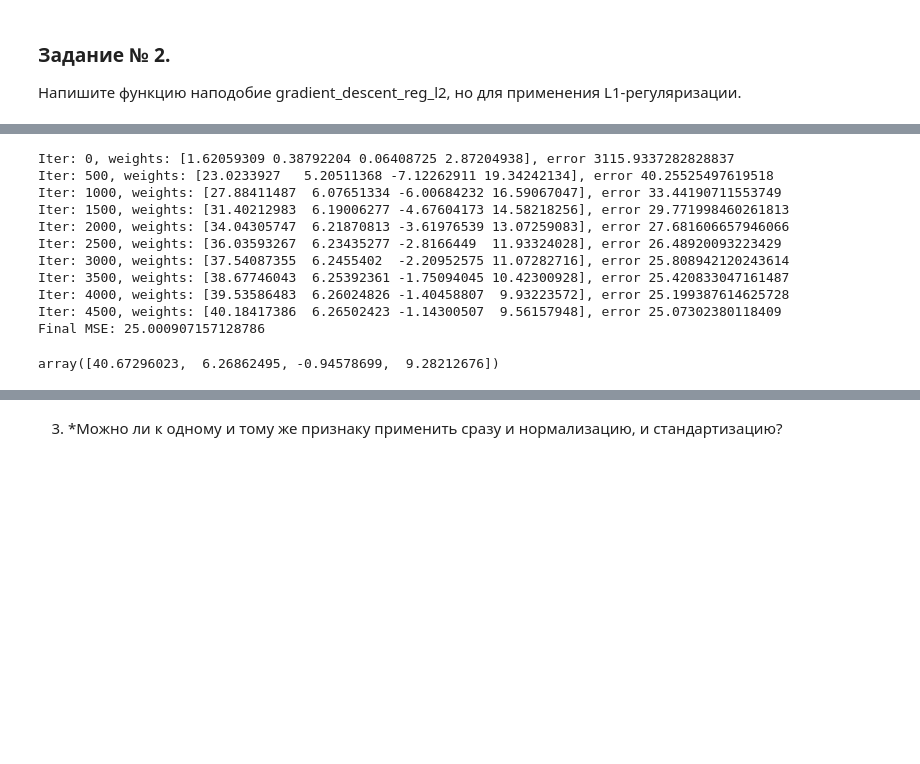
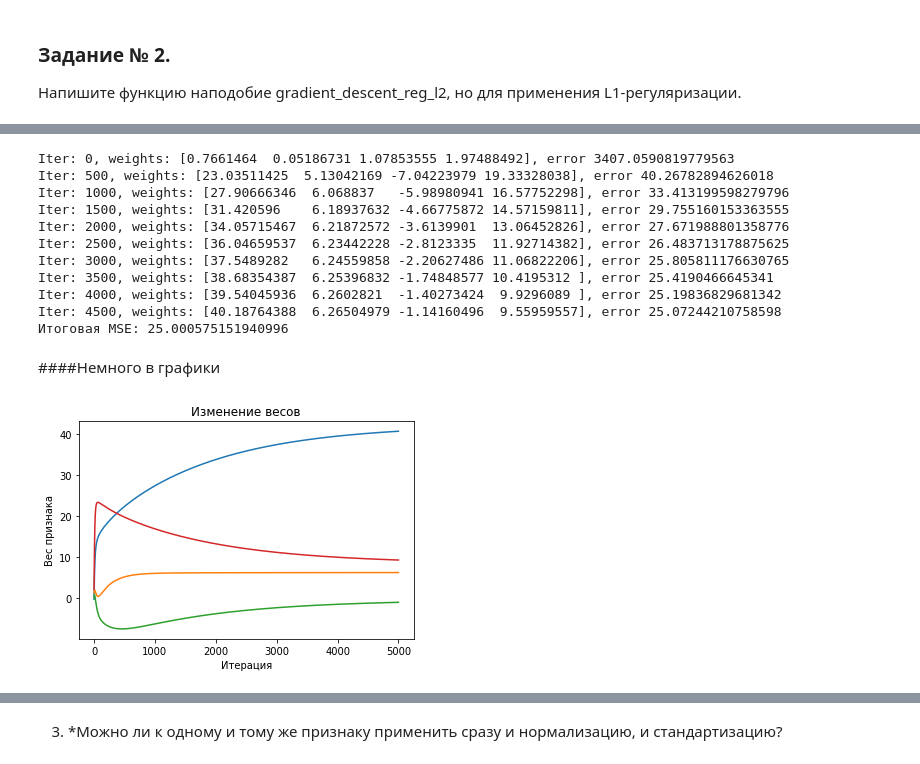
Before and after one commit to vinalyan/diff, a Jupyter notebook: GeekBrains/algorithms/web2/Lesson_2_extended.ipynb, the cells around one changed output, grey strips where cells are left out. Cells and saved outputs as stored; diff of their text form; code cells hidden in the pictures; blank space fills up the shorter version.

```diff
--- a/GeekBrains/algorithms/web2/Lesson_2_extended.ipynb
+++ b/GeekBrains/algorithms/web2/Lesson_2_extended.ipynb
@@ -1036 +1113,4 @@ $$d\lambda |w| = \lambda \cdot sign(w) ; w \ne 0$$
+# %%
+w_list = np.empty((5000 , 4), dtype='float64')
+e_list = np.empty((5000))
 # %%
@@ -1057,16 +1156,27 @@ def gradient_descent_reg_l1(X, y, iterations, eta=1e-4, reg=1e-8):
 # %%
-W = gradient_descent_reg_l1(X_st, y, iterations=5000, eta=1e-2, reg=1e-4)
-W
+W = gradient_descent_reg_l1(X_st, y, iterations=5000, eta=1e-2, reg=1e-4, log = True)
 # %% [output]
-Iter: 0, weights: [1.62059309 0.38792204 0.06408725 2.87204938], error 3115.9337282828837
-Iter: 500, weights: [23.0233927   5.20511368 -7.12262911 19.34242134], error 40.25525497619518
-Iter: 1000, weights: [27.88411487  6.07651334 -6.00684232 16.59067047], error 33.44190711553749
-Iter: 1500, weights: [31.40212983  6.19006277 -4.67604173 14.58218256], error 29.771998460261813
-Iter: 2000, weights: [34.04305747  6.21870813 -3.61976539 13.07259083], error 27.681606657946066
-Iter: 2500, weights: [36.03593267  6.23435277 -2.8166449  11.93324028], error 26.48920093223429
-Iter: 3000, weights: [37.54087355  6.2455402  -2.20952575 11.07282716], error 25.808942120243614
-Iter: 3500, weights: [38.67746043  6.25392361 -1.75094045 10.42300928], error 25.420833047161487
-Iter: 4000, weights: [39.53586483  6.26024826 -1.40458807  9.93223572], error 25.199387614625728
-Iter: 4500, weights: [40.18417386  6.26502423 -1.14300507  9.56157948], error 25.07302380118409
-Final MSE: 25.000907157128786
+Iter: 0, weights: [0.7661464  0.05186731 1.07853555 1.97488492], error 3407.0590819779563
+Iter: 500, weights: [23.03511425  5.13042169 -7.04223979 19.33328038], error 40.26782894626018
+Iter: 1000, weights: [27.90666346  6.068837   -5.98980941 16.57752298], error 33.413199598279796
+Iter: 1500, weights: [31.420596    6.18937632 -4.66775872 14.57159811], error 29.755160153363555
+Iter: 2000, weights: [34.05715467  6.21872572 -3.6139901  13.06452826], error 27.671988801358776
+Iter: 2500, weights: [36.04659537  6.23442228 -2.8123335  11.92714382], error 26.483713178875625
+Iter: 3000, weights: [37.5489282   6.24559858 -2.20627486 11.06822206], error 25.805811176630765
+Iter: 3500, weights: [38.68354387  6.25396832 -1.74848577 10.4195312 ], error 25.4190466645341
+Iter: 4000, weights: [39.54045936  6.2602821  -1.40273424  9.9296089 ], error 25.19836829681342
+Iter: 4500, weights: [40.18764388  6.26504979 -1.14160496  9.55959557], error 25.07244210758598
+Итоговая MSE: 25.000575151940996
-array([40.67296023,  6.26862495, -0.94578699,  9.28212676])
+# %% [markdown]
+####Немного в графики
+# %%
+plt.plot(w_list.T[0])
+plt.plot(w_list.T[1])
+plt.plot(w_list.T[2])
+plt.plot(w_list.T[3])
+
+plt.title('Изменение весов')
+plt.xlabel('Итерация')
+plt.ylabel('Вес признака');
+# %% [output]
+[figure, added]
```
Also changed, not shown: parts of 20 cells of this notebook.
